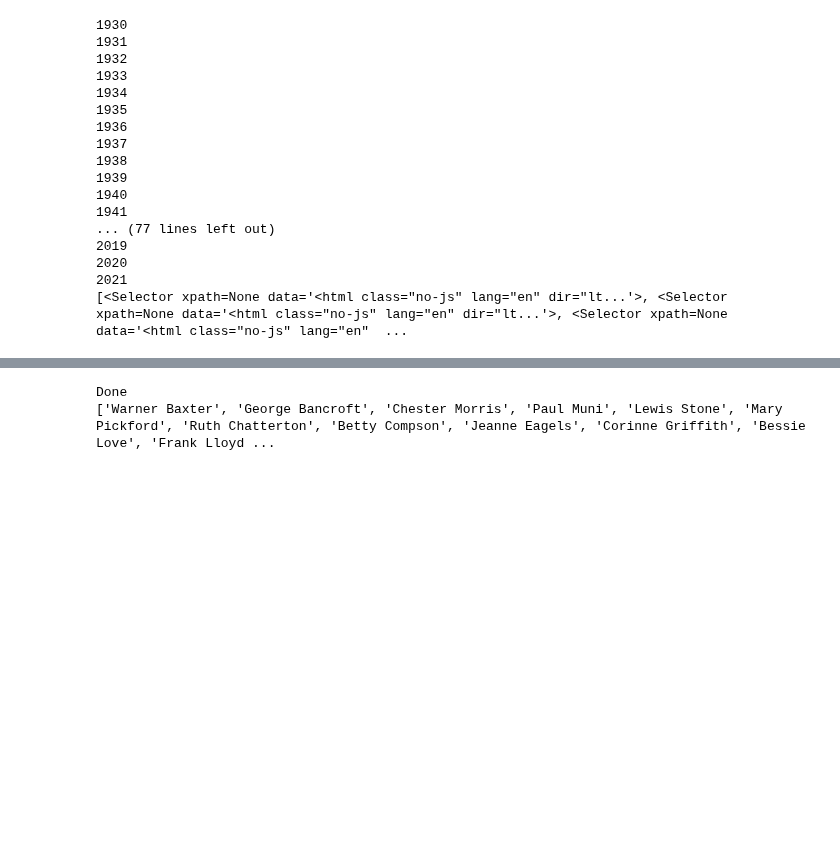
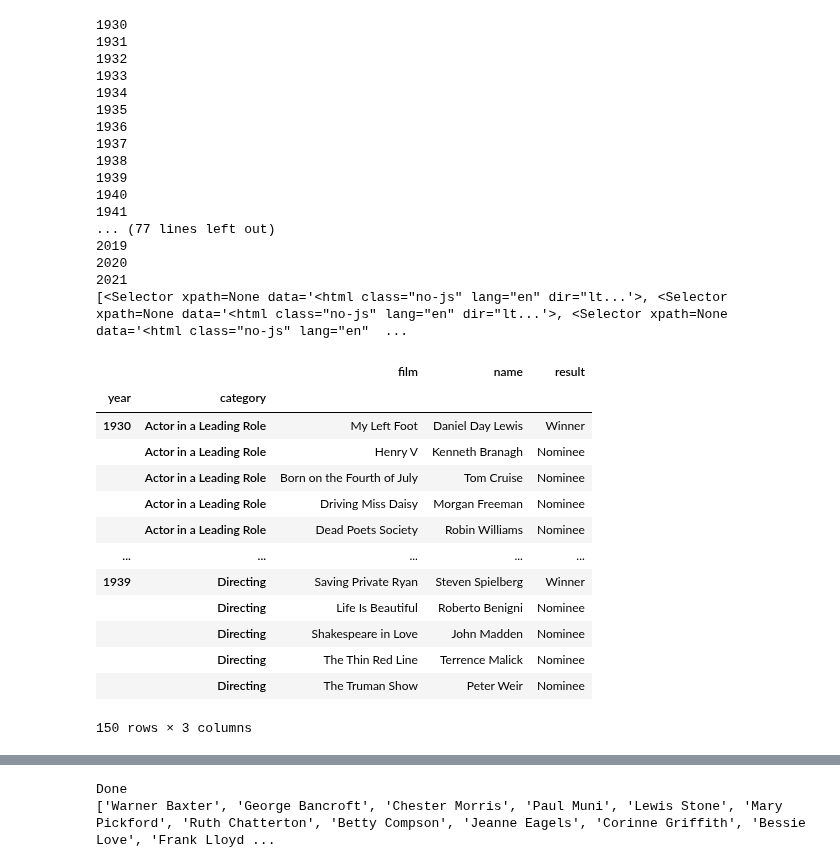
Before and after one commit to omasamo/Final-Project-JEM207, a Jupyter notebook: Progress.ipynb, the cells around one changed output, grey strips where cells are left out. Saved outputs shown, nothing was run; the diff lists cells and outputs as text; code cells hidden in the pictures; blank space fills up the shorter version.

```diff
--- a/Progress.ipynb
+++ b/Progress.ipynb
@@ -57,0 +246,20 @@ class Oscar_Scaper:
+# %%
+test = Oscar_Scraper(1990,2000)
+test.getHTML()
+test.getDATA()
+test.getINDIVIDUALS()
+# %% [output]
+|  |  | film | name | result |
+| year | category |  |  |  |
+| 1930 | Actor in a Leading Role | My Left Foot | Daniel Day Lewis | Winner |
+|  | Actor in a Leading Role | Henry V | Kenneth Branagh | Nominee |
+|  | Actor in a Leading Role | Born on the Fourth of July | Tom Cruise | Nominee |
+|  | Actor in a Leading Role | Driving Miss Daisy | Morgan Freeman | Nominee |
+|  | Actor in a Leading Role | Dead Poets Society | Robin Williams | Nominee |
+| ... | ... | ... | ... | ... |
+| 1939 | Directing | Saving Private Ryan | Steven Spielberg | Winner |
+|  | Directing | Life Is Beautiful | Roberto Benigni | Nominee |
+|  | Directing | Shakespeare in Love | John Madden | Nominee |
+|  | Directing | The Thin Red Line | Terrence Malick | Nominee |
+|  | Directing | The Truman Show | Peter Weir | Nominee |
+150 rows × 3 columns
```
Also changed, not shown: parts of 7 cells of this notebook, 1 other file.
